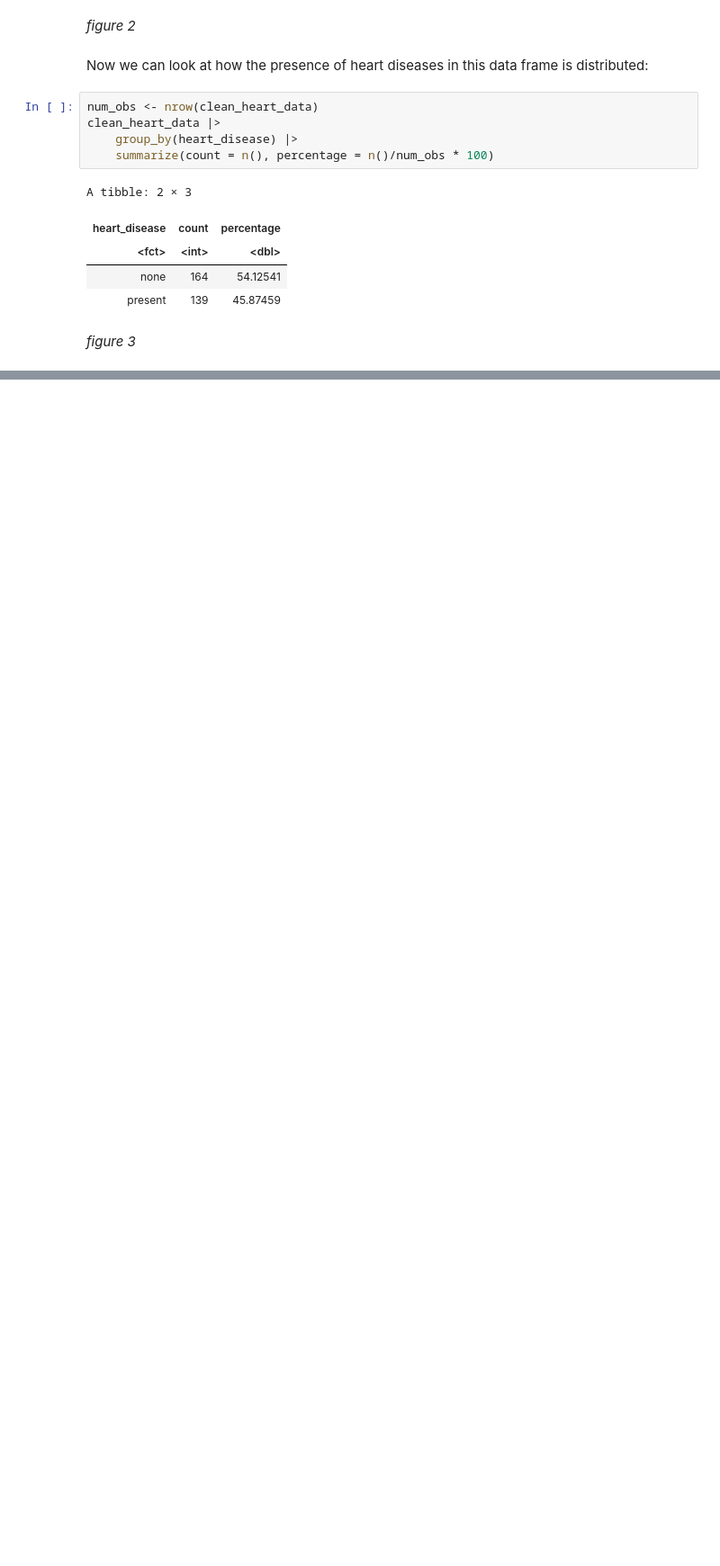
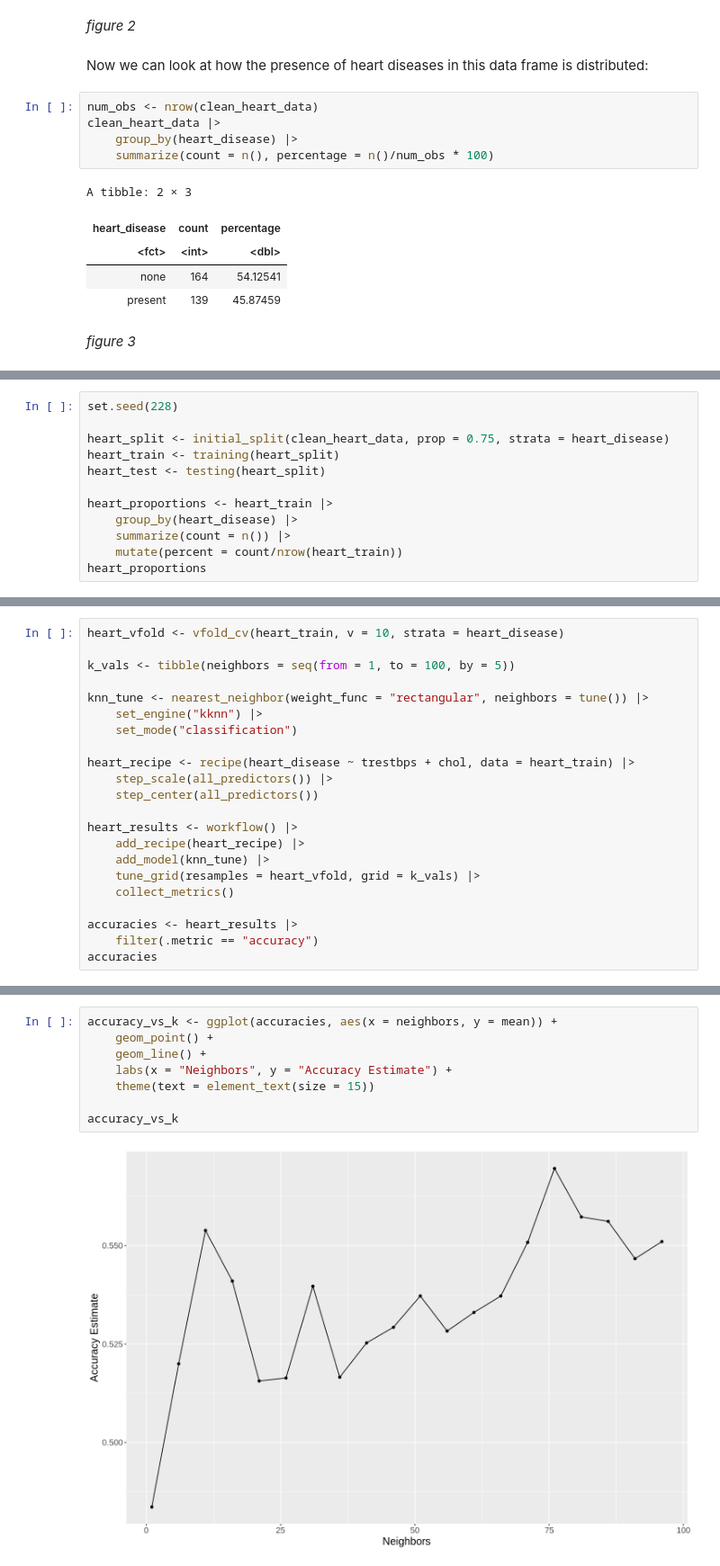
Before and after one commit to oskarjychen/Prediction-of-Heart-Diseases-Project, a Jupyter notebook: report.ipynb, the cells around one changed output, grey strips where cells are left out. Shown: that part at 90% size. Drawn from its saved outputs; the diff is of its cells as text; blank space fills up the shorter version.

Commit message:
added coding before final model

```diff
--- a/report.ipynb
+++ b/report.ipynb
@@ -98,0 +124,12 @@ We can see that patients with no heart disease account for 54.13%, while those w
+# %%
+set.seed(228)
+
+heart_split <- initial_split(clean_heart_data, prop = 0.75, strata = heart_disease)
+heart_train <- training(heart_split)
+heart_test <- testing(heart_split)
+
+heart_proportions <- heart_train |>
+    group_by(heart_disease) |>
+    summarize(count = n()) |>
+    mutate(percent = count/nrow(heart_train))
+heart_proportions
@@ -98,0 +156,22 @@ We can see that patients with no heart disease account for 54.13%, while those w
+# %%
+heart_vfold <- vfold_cv(heart_train, v = 10, strata = heart_disease)
+
+k_vals <- tibble(neighbors = seq(from = 1, to = 100, by = 5))
+
+knn_tune <- nearest_neighbor(weight_func = "rectangular", neighbors = tune()) |>
+    set_engine("kknn") |>
+    set_mode("classification")
+
+heart_recipe <- recipe(heart_disease ~ trestbps + chol, data = heart_train) |>
+    step_scale(all_predictors()) |>
+    step_center(all_predictors())
+
+heart_results <- workflow() |>
+    add_recipe(heart_recipe) |>
+    add_model(knn_tune) |>
+    tune_grid(resamples = heart_vfold, grid = k_vals) |>
+    collect_metrics()
+
+accuracies <- heart_results |>
+    filter(.metric == "accuracy")
+accuracies
@@ -98,0 +202,10 @@ We can see that patients with no heart disease account for 54.13%, while those w
+# %%
+accuracy_vs_k <- ggplot(accuracies, aes(x = neighbors, y = mean)) +
+    geom_point() +
+    geom_line() +
+    labs(x = "Neighbors", y = "Accuracy Estimate") +
+    theme(text = element_text(size = 15))
+
+accuracy_vs_k
+# %% [output]
+[figure, added]
```
Also changed, not shown: parts of 17 cells of this notebook.
